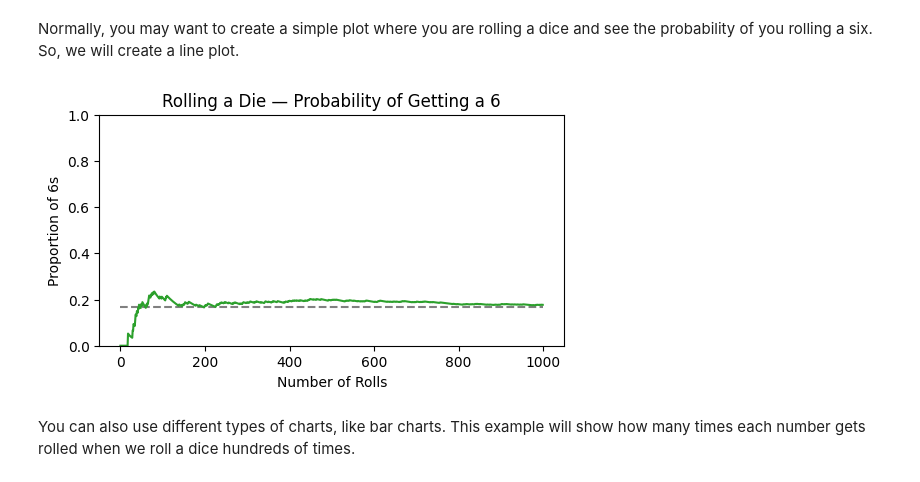
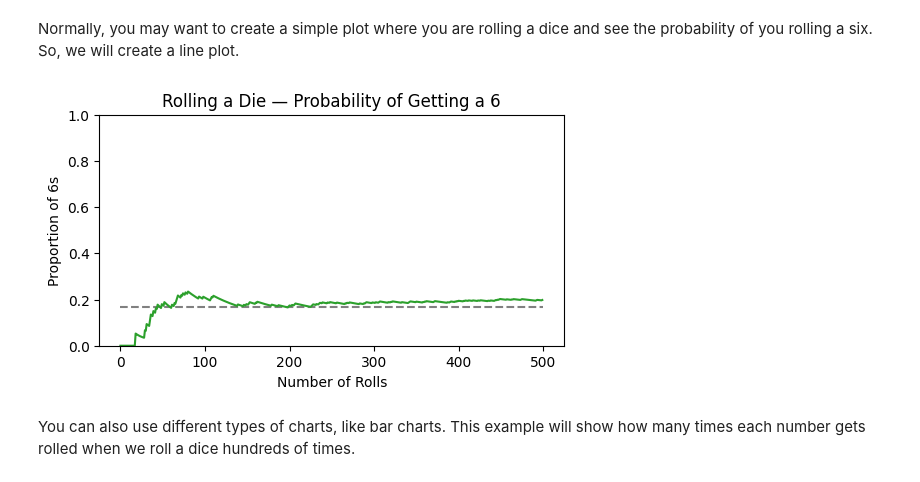
Before and after one commit to statds/ids-f25, a Jupyter notebook: _animations.ipynb, the cells around one changed output. Saved outputs shown, nothing was run; the diff lists cells and outputs as text; code cells hidden in the pictures.

```diff
--- a/_animations.ipynb
+++ b/_animations.ipynb
@@ -52,30 +52,30 @@ Normally, you may want to create a simple plot where you are rolling a dice and
 # %%
 import random
 import matplotlib.pyplot as plt
 
 random.seed(3255)
 
 # The Function
 def prob_six(trials):
     results = []
     prop_six = []
     for i in range(trials):
         roll = random.randint(1, 6)        # roll a 6-sided die
         results.append(roll == 6)          # Adds a value only if it rolls a 6
         prop_six.append(sum(results) / len(results))
     return prop_six
 
 # Matplotlib's pyplot
 plt.figure(figsize=(6, 3))
-plt.hlines(1/6, 0, 1000, linestyles='dashed', color='gray')
-plt.plot(prob_six(1000), color='tab:green')
+plt.hlines(1/6, 0, 500, linestyles='dashed', color='gray')
+plt.plot(prob_six(500), color='tab:green')
 plt.ylim(0, 1)
 plt.title("Rolling a Die — Probability of Getting a 6")
 plt.ylabel("Proportion of 6s")
 plt.xlabel("Number of Rolls")
 plt.show()
 # %% [output]
-[figure, old version]
+[figure, new version]
 # %% [markdown]
 You can also use different types of charts, like bar charts. This example will show how many times each number gets rolled when we roll a dice hundreds of times.
 # %%
```
Also changed, not shown: parts of 3 cells of this notebook.
